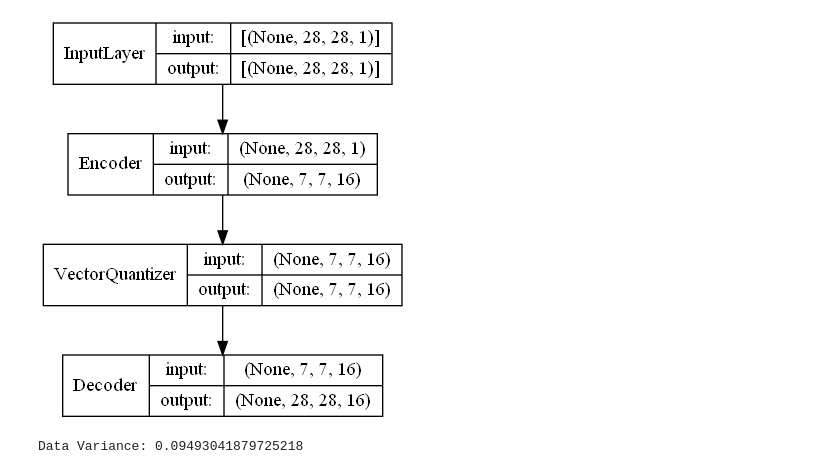
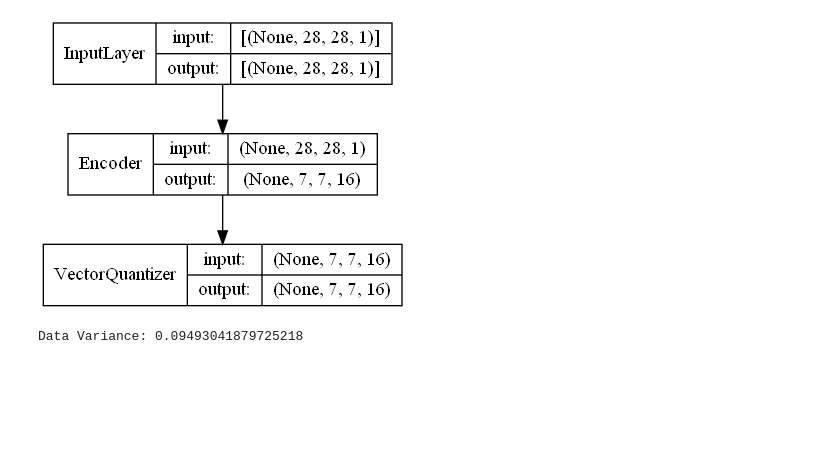
Before and after one commit to syalabi-seet/HoloMora, a Jupyter notebook: VQ-VAE.ipynb, the cells around one changed output. Cells and saved outputs as stored; diff of their text form; code cells hidden in the pictures; blank space fills up the shorter version.

```diff
--- a/VQ-VAE.ipynb
+++ b/VQ-VAE.ipynb
@@ -92,20 +92,20 @@ class Decoder(tf.keras.Model):
 # %%
 def get_vqvae(latent_dim=16, num_embeddings=64):
     vq_layer = VectorQuantizer(num_embeddings, latent_dim)
     encoder = Encoder(latent_dim)
     decoder = Decoder(latent_dim)
     inputs = layers.Input(shape=(28, 28, 1), name="input")
     encoder_outputs = encoder(inputs)
     quantized_latents = vq_layer(encoder_outputs)
     reconstructions = decoder(quantized_latents)
-    return tf.keras.Model(inputs, reconstructions, name="vq_vae")
+    return tf.keras.Model(inputs, quantized_latents, name="vq_vae")
 
 vqvae = get_vqvae()
 tf.keras.utils.plot_model(
     vqvae, to_file="vqvae.png", show_shapes=True, rankdir='TB',
     show_layer_names=False)
 # %% [output]
-[figure, old version]
+[figure, new version]
 # %%
 class VQVAETrainer(tf.keras.models.Model):
     def __init__(self, train_variance, latent_dim=32,
```
Also changed, not shown: parts of 3 cells of this notebook, 5 other files.
